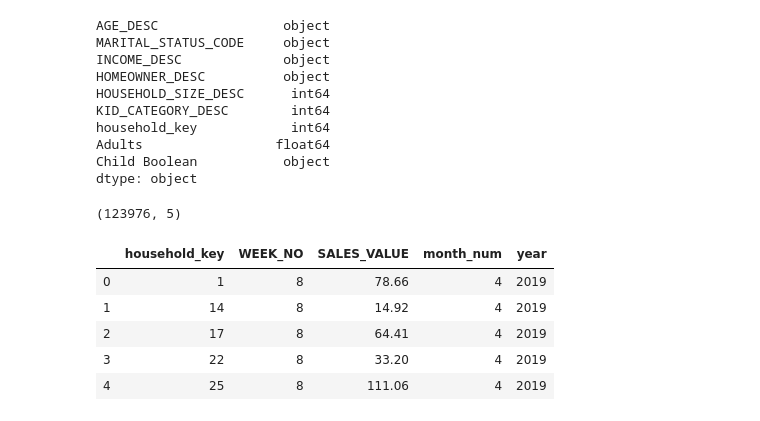
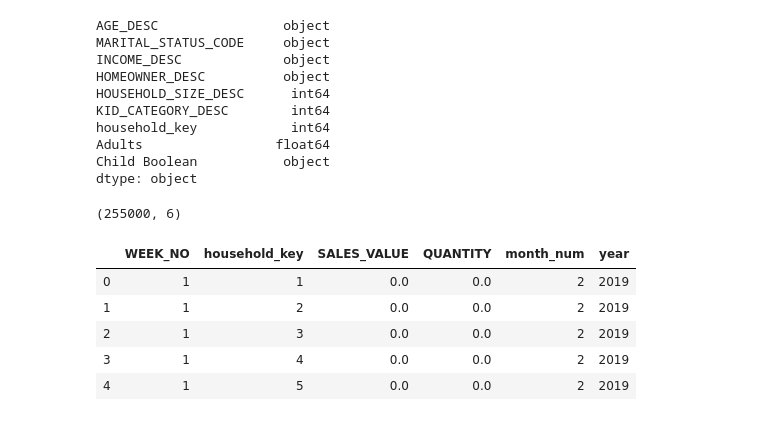
Before and after one commit to robmoratore/ShellDnA, a Jupyter notebook: DnA 2.0/Feature generation.ipynb, the cells around one changed output. Cells and saved outputs as stored; diff of their text form; code cells hidden in the pictures.

```diff
--- a/DnA 2.0/Feature generation.ipynb
+++ b/DnA 2.0/Feature generation.ipynb
@@ -40,3 +40,10 @@ number of all transactions: 2595732
 | 2 | 2375 | 26984851472 | 1 | 1036325 | 1 | 0.99 | 364 | -0.30 | ... |
 | 3 | 2375 | 26984851472 | 1 | 1082185 | 1 | 1.21 | 364 | 0.00 | ... |
 | 4 | 2375 | 26984851472 | 1 | 8160430 | 1 | 1.50 | 364 | -0.39 | ... |
+# %%
+# Summing individual transactions to have total basket value
+transactions_weekly_aggregated = df_transactions.groupby(["household_key", "WEEK_NO"])[["SALES_VALUE",'QUANTITY']].sum().reset_index()
+transactions_weekly_aggregated = transactions_weekly_aggregated.sort_values(by=['household_key','WEEK_NO']).reset_index().drop('index', axis=1)
+
+print(transactions_weekly_aggregated.shape)
+transactions_weekly_aggregated.head(10)
@@ -42,0 +63,14 @@ number of all transactions: 2595732
+# %%
+# filter out the fuel transactions
+
+df_product = pd.read_csv('dunnhumby-the-complete-journey/product.csv')
+gas_product_ids = df_product[df_product['SUB_COMMODITY_DESC'] == "GASOLINE-REG UNLEADED"]['PRODUCT_ID'].tolist()
+
+fuel_transactions = df_transactions[df_transactions['PRODUCT_ID'].isin(gas_product_ids)]
+print('number of fuel transaction: ' +str(fuel_transactions.shape[0]))
+
+fuel_basket_ids = fuel_transactions['BASKET_ID'].unique()
+print('number of baskets that have fuel in it: ' +str(len(fuel_basket_ids)))
+
+df_transactions = df_transactions[~(df_transactions['BASKET_ID'].isin(fuel_basket_ids))]
+print('number of transactions (excluding fuel): ' +str(df_transactions.shape[0]))
@@ -42,0 +81,15 @@ number of all transactions: 2595732
+# %%
+households = df_transactions['household_key'].sort_values().unique()
+max_week = df_transactions['WEEK_NO'].max()
+
+big_df = pd.DataFrame()
+
+for key in households:
+    df = pd.DataFrame()
+    df['WEEK_NO'] = np.arange(1,max_week+1)
+    df['household_key'] = key
+
+    big_df = pd.concat([big_df,df])
+
+print(big_df.shape)
+big_df.head()
@@ -42,0 +98,6 @@ number of all transactions: 2595732
+# %%
+every_week_every_household = big_df.merge(transactions_weekly_aggregated, on=['WEEK_NO','household_key'], how='left')
+every_week_every_household = every_week_every_household.fillna(0)
+
+print(every_week_every_household.shape)
+every_week_every_household.head()
@@ -983,16 +1040,16 @@ dtype: object
 # training_data.shape
 # %%
 training_data = df_transactions[['household_key','WEEK_NO']].drop_duplicates()
-training_data = transactions_weekly_aggregated.copy()
+training_data = every_week_every_household.copy()
 training_data = training_data.merge(week_month_lookup, on='WEEK_NO')
 training_data['year'] = training_data['WEEK_NO'].apply(lambda x: 2019 if x<45 else 2020 )
 print(training_data.shape)
 training_data.head()
 # %% [output]
-(123976, 5)
+(255000, 6)
-|  | household_key | WEEK_NO | SALES_VALUE | month_num | year |
-| 0 | 1 | 8 | 78.66 | 4 | 2019 |
-| 1 | 14 | 8 | 14.92 | 4 | 2019 |
-| 2 | 17 | 8 | 64.41 | 4 | 2019 |
-| 3 | 22 | 8 | 33.20 | 4 | 2019 |
-| 4 | 25 | 8 | 111.06 | 4 | 2019 |
+|  | WEEK_NO | household_key | SALES_VALUE | QUANTITY | month_num | year |
+| 0 | 1 | 1 | 0.0 | 0.0 | 2 | 2019 |
+| 1 | 1 | 2 | 0.0 | 0.0 | 2 | 2019 |
+| 2 | 1 | 3 | 0.0 | 0.0 | 2 | 2019 |
+| 3 | 1 | 4 | 0.0 | 0.0 | 2 | 2019 |
+| 4 | 1 | 5 | 0.0 | 0.0 | 2 | 2019 |
```
Also changed, not shown: parts of 39 cells of this notebook, 2 other files.
